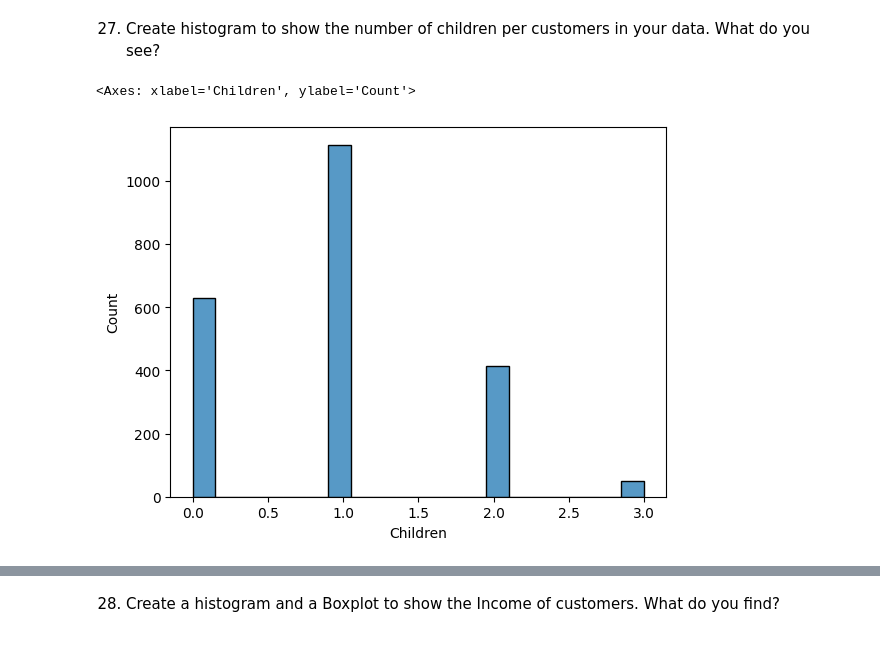
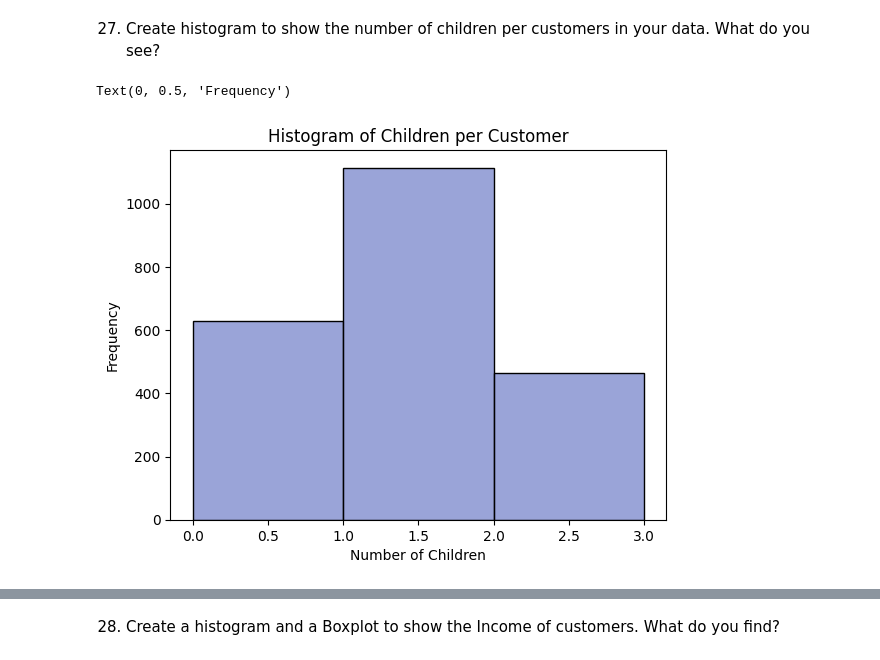
Before and after one commit to sudhanshrestha/final_project_big_data_prog, a Jupyter notebook: FinalProject.ipynb, the cells around one changed output, grey strips where cells are left out. Saved outputs shown, nothing was run; the diff lists cells and outputs as text; code cells hidden in the pictures.

```diff
--- a/FinalProject.ipynb
+++ b/FinalProject.ipynb
@@ -530,7 +528,11 @@ df_customer_profile
 27. Create histogram to show the number of children per customers in your data. What do you see?
 # %%
 # histogram to show the number of childerns per customer
-sns.histplot(df_customer_profile['Children'])
+sns.histplot(df_customer_profile['Children'],bins= range(df_customer_profile['Children'].min(),df_customer_profile['Children'].max()+1), color='#7986CB')
+# creating labels and titles
+plt.title('Histogram of Children per Customer')
+plt.xlabel('Number of Children')
+plt.ylabel('Frequency')
 # %% [output]
-<Axes: xlabel='Children', ylabel='Count'>
+Text(0, 0.5, 'Frequency')
-[figure, old version]
+[figure, new version]
```
Also changed, not shown: parts of 31 cells of this notebook.
